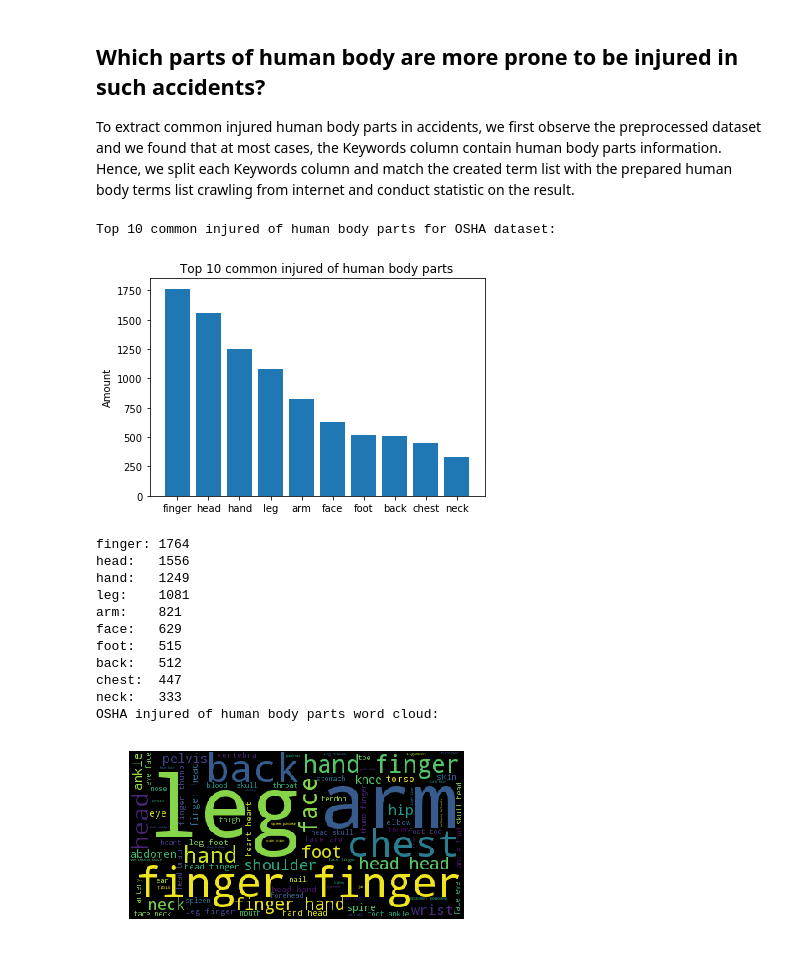
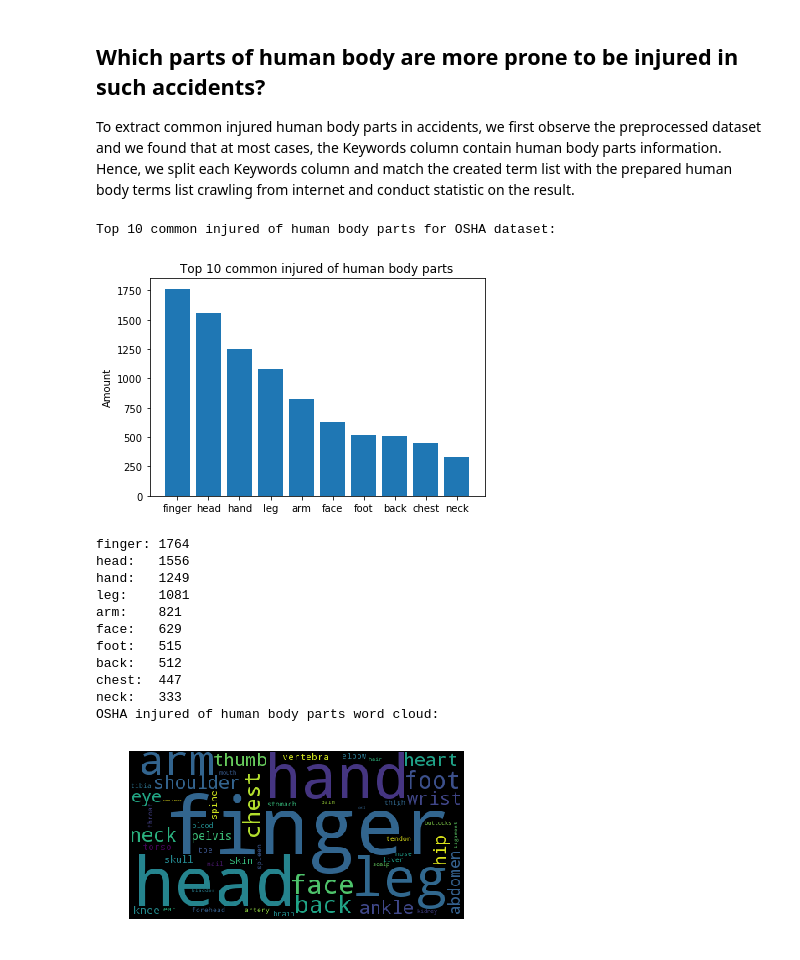
Before and after one commit to mikelkl/learning-artificial-intelligence, a Jupyter notebook: natural-language-processing/text-mining/classification_and_information_extraction_for_construction_accidents.ipynb, the cells around one changed output. Saved outputs shown, nothing was run; the diff lists cells and outputs as text; code cells hidden in the pictures.

```diff
--- a/natural-language-processing/text-mining/classification_and_information_extraction_for_construction_accidents.ipynb
+++ b/natural-language-processing/text-mining/classification_and_information_extraction_for_construction_accidents.ipynb
@@ -208,8 +356,6 @@ osha.head(10)
 
 To extract common injured human body parts in accidents, we first observe the preprocessed dataset and we found that at most cases, the Keywords column contain human body parts information. Hence, we split each Keywords column and match the created term list with the prepared human body terms list crawling from internet and conduct statistic on the result.
 # %%
-import matplotlib.pyplot as plt
-from wordcloud import WordCloud
 import re
 import pickle
 from collections import Counter
@@ -258,33 +404,33 @@ if __name__ == "__main__":
     objects = tuple([o for o, c in top_10])
     y_pos = np.arange(len(objects))
     count = [c for o, c in top_10]
     plt.bar(y_pos, count)
     plt.xticks(y_pos, objects)
     plt.ylabel('Amount')
     plt.title('Top 10 common injured of human body parts')
     plt.show()
     for o, c in top_10: print('%s:\t%d' % (o, c))
 
-    # TODO check wordcloud why occur repeated words
     print('OSHA injured of human body parts word cloud:')
     osha_word_string = ' '.join([' '.join(w) for w in osha_body_parts])
-    osha_word_cloud = WordCloud().generate(osha_word_string)
+
+    osha_word_cloud = WordCloud().generate_from_frequencies(osha_body_parts_statistic)
     plt.imshow(osha_word_cloud)
     plt.axis('off')
     plt.show()
     print
 # %% [output]
 Top 10 common injured of human body parts for OSHA dataset:
 [figure]
 finger: 1764
 head:   1556
 hand:   1249
 leg:    1081
 arm:    821
 face:   629
 foot:   515
 back:   512
 chest:  447
 neck:   333
 OSHA injured of human body parts word cloud:
-[figure, old version]
+[figure, new version]
```
Also changed, not shown: parts of 8 cells of this notebook.
